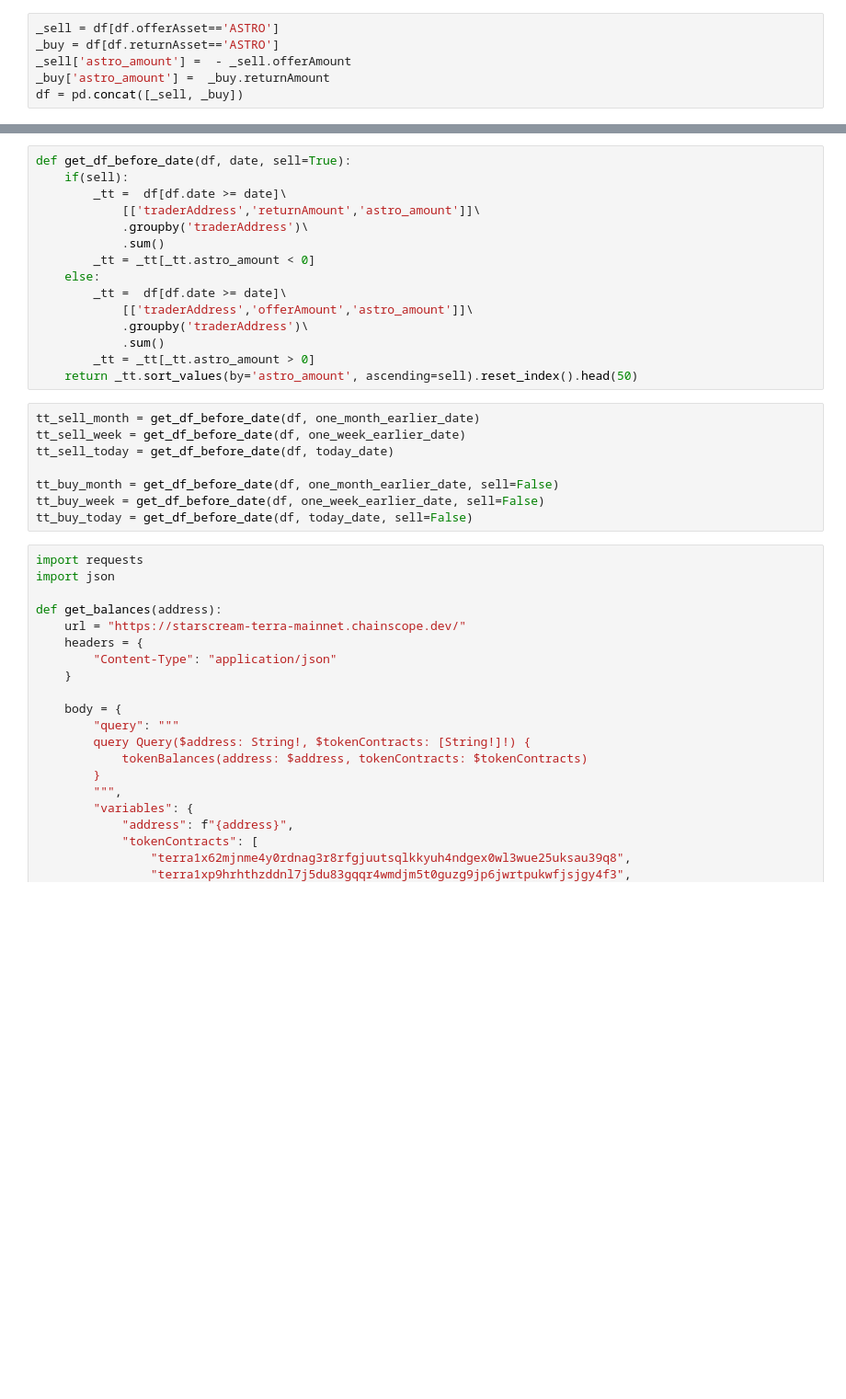
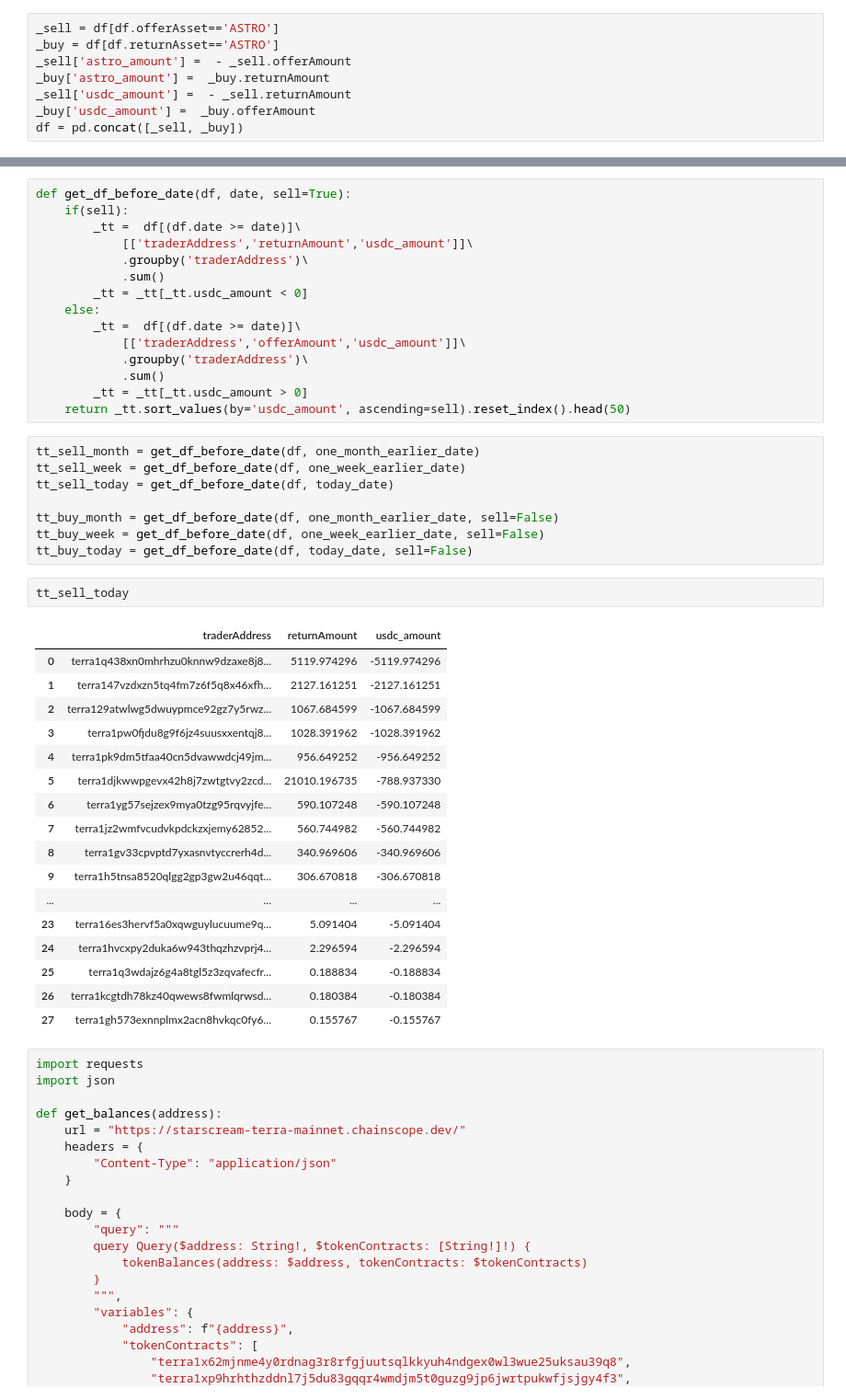
Before and after one commit to IncioMan/cosmos-activities-dashboard, a Jupyter notebook: python/notebooks/astro_crawler.ipynb, the cells around one changed output, grey strips where cells are left out. Shown at 92% size. Drawn from its saved outputs; the diff is of its cells as text; blank space fills up the shorter version.

Commit message:
fix to usdc_amount

```diff
--- a/python/notebooks/astro_crawler.ipynb
+++ b/python/notebooks/astro_crawler.ipynb
@@ -104,6 +104,8 @@ _sell = df[df.offerAsset=='ASTRO']
 _buy = df[df.returnAsset=='ASTRO']
 _sell['astro_amount'] =  - _sell.offerAmount
 _buy['astro_amount'] =  _buy.returnAmount
+_sell['usdc_amount'] =  - _sell.returnAmount
+_buy['usdc_amount'] =  _buy.offerAmount
 df = pd.concat([_sell, _buy])
 # %% [output]
 A value is trying to be set on a copy of a slice from a DataFrame.
@@ -136,18 +148,18 @@ print(today_date)
 # %%
 def get_df_before_date(df, date, sell=True):
     if(sell):
-        _tt =  df[df.date >= date]\
-            [['traderAddress','returnAmount','astro_amount']]\
+        _tt =  df[(df.date >= date)]\
+            [['traderAddress','returnAmount','usdc_amount']]\
             .groupby('traderAddress')\
             .sum()
-        _tt = _tt[_tt.astro_amount < 0]
+        _tt = _tt[_tt.usdc_amount < 0]
     else:
-        _tt =  df[df.date >= date]\
-            [['traderAddress','offerAmount','astro_amount']]\
+        _tt =  df[(df.date >= date)]\
+            [['traderAddress','offerAmount','usdc_amount']]\
             .groupby('traderAddress')\
             .sum()
-        _tt = _tt[_tt.astro_amount > 0]
-    return _tt.sort_values(by='astro_amount', ascending=sell).reset_index().head(50)
+        _tt = _tt[_tt.usdc_amount > 0]
+    return _tt.sort_values(by='usdc_amount', ascending=sell).reset_index().head(50)
 # %%
 tt_sell_month = get_df_before_date(df, one_month_earlier_date)
 tt_sell_week = get_df_before_date(df, one_week_earlier_date)
@@ -156,6 +168,26 @@ tt_sell_today = get_df_before_date(df, today_date)
 tt_buy_month = get_df_before_date(df, one_month_earlier_date, sell=False)
 tt_buy_week = get_df_before_date(df, one_week_earlier_date, sell=False)
 tt_buy_today = get_df_before_date(df, today_date, sell=False)
+# %%
+tt_sell_today
+# %% [output]
+|  | traderAddress | returnAmount | usdc_amount |
+| 0 | terra1q438xn0mhrhzu0knnw9dzaxe8j8... | 5119.974296 | -5119.974296 |
+| 1 | terra147vzdxzn5tq4fm7z6f5q8x46xfh... | 2127.161251 | -2127.161251 |
+| 2 | terra129atwlwg5dwuypmce92gz7y5rwz... | 1067.684599 | -1067.684599 |
+| 3 | terra1pw0fjdu8g9f6jz4suusxxentqj8... | 1028.391962 | -1028.391962 |
+| 4 | terra1pk9dm5tfaa40cn5dvawwdcj49jm... | 956.649252 | -956.649252 |
+| 5 | terra1djkwwpgevx42h8j7zwtgtvy2zcd... | 21010.196735 | -788.937330 |
+| 6 | terra1yg57sejzex9mya0tzg95rqvyjfe... | 590.107248 | -590.107248 |
+| 7 | terra1jz2wmfvcudvkpdckzxjemy62852... | 560.744982 | -560.744982 |
+| 8 | terra1gv33cpvptd7yxasnvtyccrerh4d... | 340.969606 | -340.969606 |
+| 9 | terra1h5tnsa8520qlgg2gp3gw2u46qqt... | 306.670818 | -306.670818 |
+| ... | ... | ... | ... |
+| 23 | terra16es3hervf5a0xqwguylucuume9q... | 5.091404 | -5.091404 |
+| 24 | terra1hvcxpy2duka6w943thqzhzvprj4... | 2.296594 | -2.296594 |
+| 25 | terra1q3wdajz6g4a8tgl5z3zqvafecfr... | 0.188834 | -0.188834 |
+| 26 | terra1kcgtdh78kz40qwews8fwmlqrwsd... | 0.180384 | -0.180384 |
+| 27 | terra1gh573exnnplmx2acn8hvkqc0fy6... | 0.155767 | -0.155767 |
 # %%
 import requests
 import json
```
Also changed, not shown: parts of 2 cells of this notebook, 9 other files.
